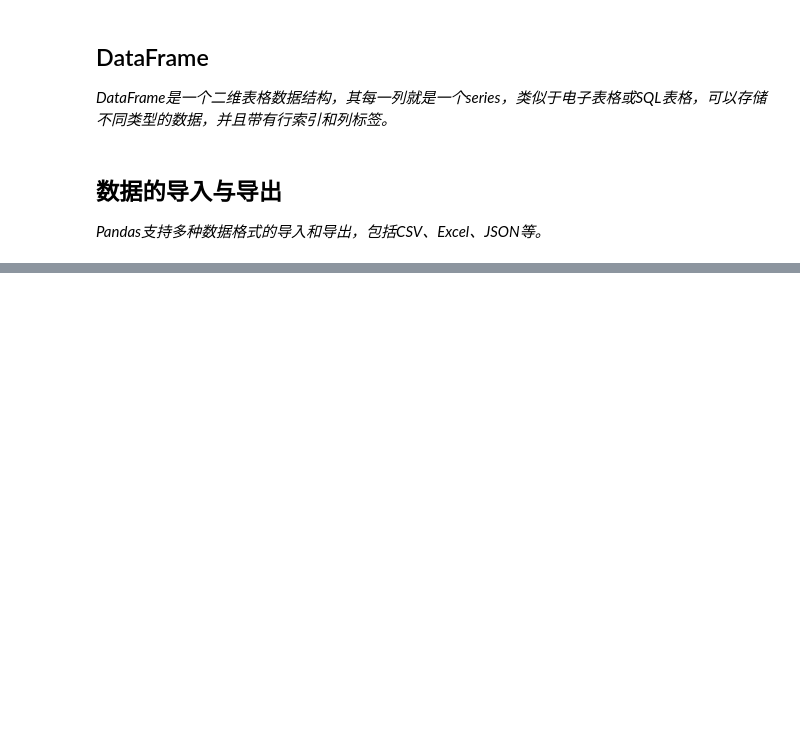
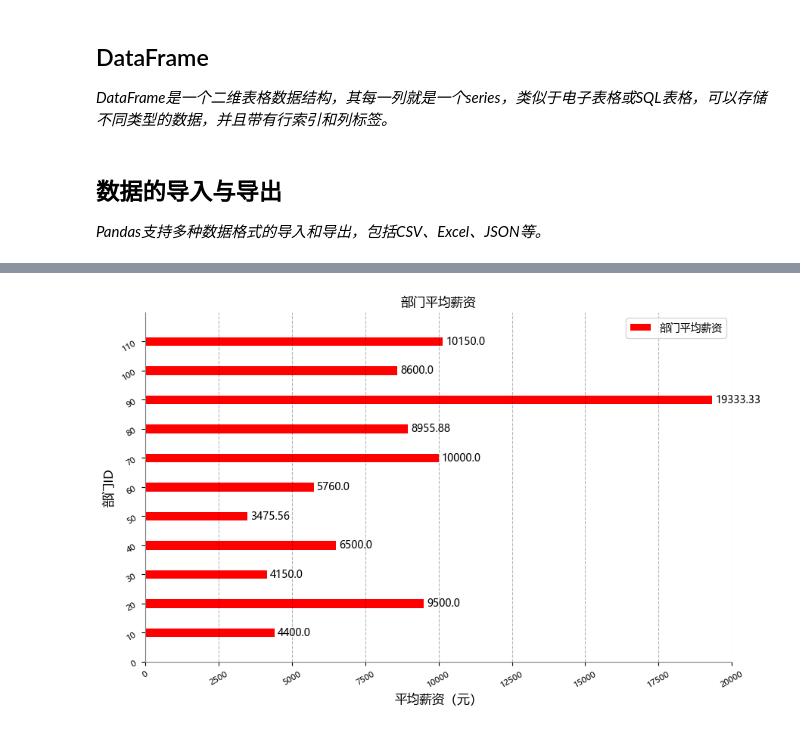
Before and after one commit to xiaoxu73/Python_data_analysis, a Jupyter notebook: python数据分析学习笔记.ipynb, the cells around one changed output, grey strips where cells are left out. Drawn from its saved outputs; the diff is of its cells as text; code cells hidden in the pictures; blank space fills up the shorter version.

```diff
--- a/python数据分析学习笔记.ipynb
+++ b/python数据分析学习笔记.ipynb
@@ -558,0 +646,36 @@ df2.sort_values('salary',ascending=False)
+# %%
+# 条形图
+df = pd.read_csv('./data/employees.csv')
+dfdata = df.groupby(['department_id'])[['salary']].mean()
+dfdata.reset_index(inplace=True)
+dfdata.sort_values('salary',ascending=True, inplace=True)
+
+department_ID = dfdata['department_id'].tolist()
+mean_salary = dfdata['salary'].tolist()
+
+plt.figure(figsize=(10, 6))
+plt.barh(department_ID, mean_salary, label='部门平均薪资', height=3, color='red')
+
+plt.title('部门平均薪资') # 标题
+plt.ylabel('部门ID', color='black', fontsize=12) # Y轴标签
+plt.xlabel('平均薪资（元）', color='black', fontsize=12) # X轴标签
+plt.yticks(np.arange(0, 120, 10), rotation=30, fontsize=8) # rotation表示旋转角度, fontsize表示字体大小
+plt.xticks(rotation=30, fontsize=8) # rotation表示旋转角度, fontsize表示字体大小
+plt.ylim(0, 120) # 设置y轴范围
+plt.xlim(0, 20000) # 设置x轴范围
+# 消除右边和上边的边框，plt.gca()返回当前的坐标轴对象
+ax = plt.gca()
+ax.spines['right'].set_visible(False)
+ax.spines['top'].set_visible(False)
+ax.spines['bottom'].set_color('gray') # 设置底部边框颜色
+ax.spines['left'].set_color('gray') # 设置左边边框颜色
+plt.legend(loc='best') # 显示label图例，loc指定位置
+# # plt.grid(True) # 添加网格
+plt.grid(axis='x' , which='major', color='black', linestyle='--', alpha=0.3)  # 只显示y轴的网格，which='major'表示主刻度，alpha表示透明度
+
+# 在每个数据点上显示数值
+for i, (value_x, value_y) in enumerate(zip(mean_salary, department_ID)):
+    plt.text(value_x+100, value_y, str(round(value_x, 2)), ha='left', va='center', fontsize=10)
+plt.show()
+# %% [output]
+[figure, added]
```
Also changed, not shown: parts of 5 cells of this notebook, 1 other file.
